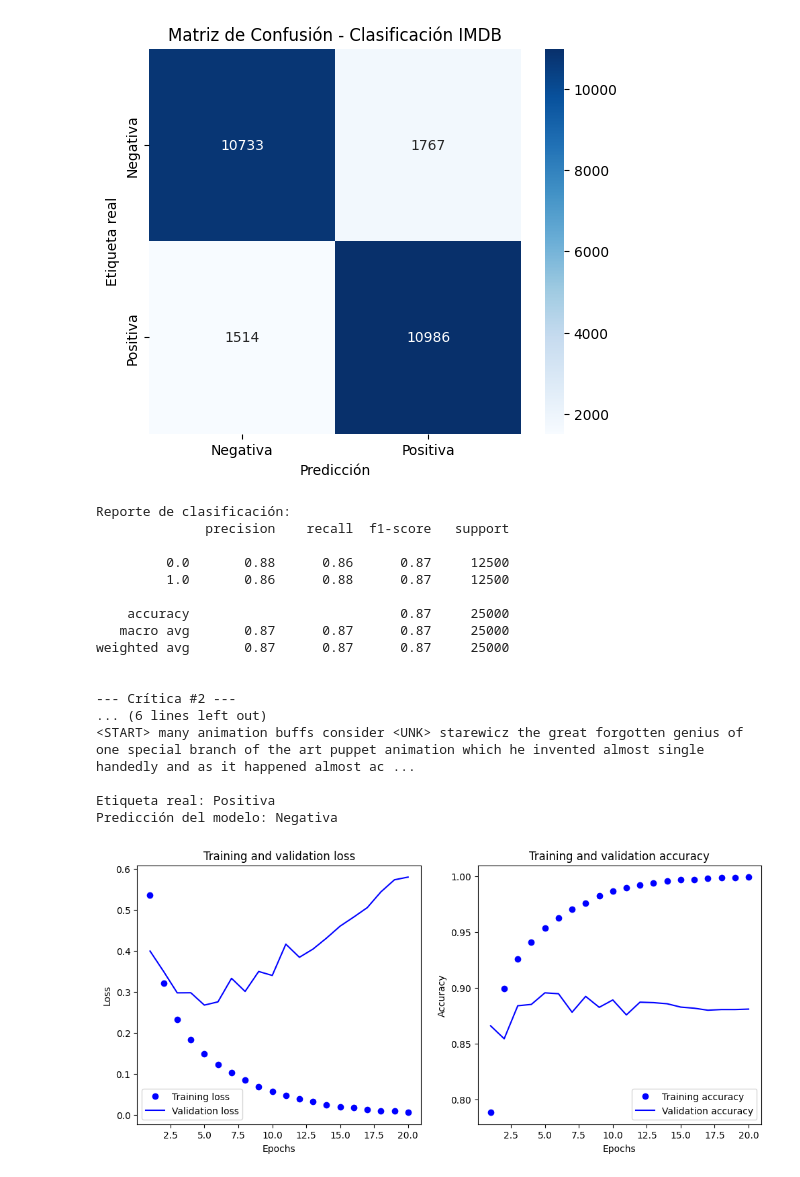
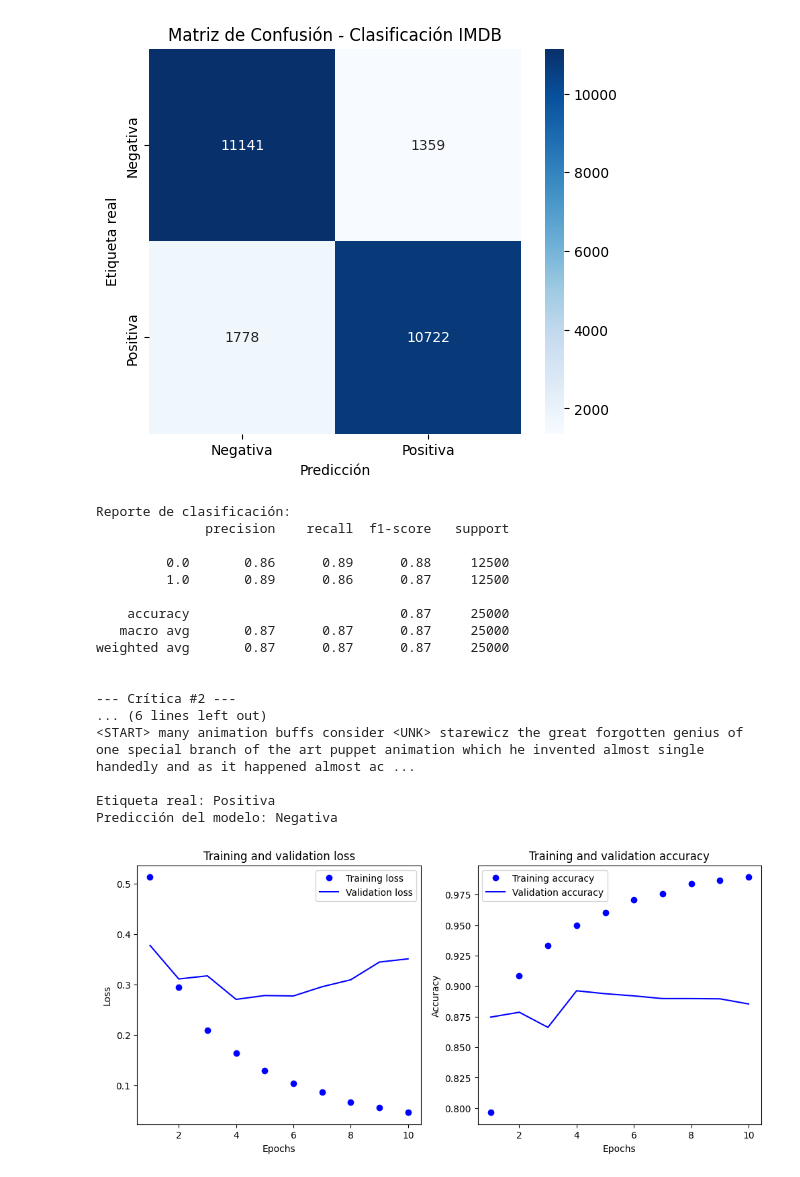
Before and after one commit to gdquintero/dia_matematicas_2025, a Jupyter notebook: imdb.ipynb, the cells around one changed output. Drawn from its saved outputs; the diff is of its cells as text; code cells hidden in the pictures.

```diff
--- a/imdb.ipynb
+++ b/imdb.ipynb
@@ -0,0 +20,3 @@
+# %%
+# Definir la cantidad de palabras a considerar en el dataset
+num_words = 10000  # Se pueden usar más o menos palabras según el caso
@@ -0,0 +77,12 @@
+# %%
+model = keras.Sequential([
+    layers.Dense(16, activation="relu", input_shape=(num_words,)),  # Capa oculta 1
+    layers.Dense(16, activation="relu"),  # Capa oculta 2
+    layers.Dense(1, activation="sigmoid")  # Capa de salida para clasificación binaria
+])
+
+model.compile(optimizer="rmsprop",
+              loss="binary_crossentropy",
+              metrics=["accuracy"])
+
+history = model.fit(x_train, y_train, epochs=10, batch_size=512, validation_split=0.2)
@@ -50,7 +199,7 @@ model.compile(optimizer="rmsprop",
               metrics=["accuracy"])
 
 # 5. Entrenar el modelo (validando con 20% de los datos de entrenamiento)
-history = model.fit(x_train, y_train, epochs=20, batch_size=512, validation_split=0.2)
+history = model.fit(x_train, y_train, epochs=10, batch_size=512, validation_split=0.2)
 
 # 6. Evaluar el modelo en el conjunto de prueba
 results = model.evaluate(x_test, y_test)
@@ -120,25 +269,25 @@ plt.ylabel("Accuracy")
 plt.legend()
 
 plt.show()
-def highlight_important_words(model, review_vector, review_text):
-    with tf.GradientTape() as tape:
-        tape.watch(review_vector)
-        prediction = model(review_vector)
+# def highlight_important_words(model, review_vector, review_text):
+#     with tf.GradientTape() as tape:
+#         tape.watch(review_vector)
+#         prediction = model(review_vector)
 
-    gradients = tape.gradient(prediction, review_vector).numpy().flatten()
+#     gradients = tape.gradient(prediction, review_vector).numpy().flatten()
 
-    # Obtener las palabras con mayor importancia según los gradientes
-    importance = np.abs(gradients)
-    word_importance = {reverse_word_index.get(i, "<UNK>"): importance[i] for i in range(len(importance)) if i in reverse_word_index}
+#     # Obtener las palabras con mayor importancia según los gradientes
+#     importance = np.abs(gradients)
+#     word_importance = {reverse_word_index.get(i, "<UNK>"): importance[i] for i in range(len(importance)) if i in reverse_word_index}
 
-    # Ordenar palabras por importancia
-    sorted_words = sorted(word_importance.items(), key=lambda x: x[1], reverse=True)
+#     # Ordenar palabras por importancia
+#     sorted_words = sorted(word_importance.items(), key=lambda x: x[1], reverse=True)
 
-    # Seleccionar las palabras más importantes
-    top_words = {word for word, _ in sorted_words[:10]}  # Top 10 palabras
+#     # Seleccionar las palabras más importantes
+#     top_words = {word for word, _ in sorted_words[:10]}  # Top 10 palabras
 
-    # Resaltar palabras clave en la crítica
-    highlighted_review = " ".join([f"**{word}**" if word in top_words else word for word in review_text.split()])
+#     # Resaltar palabras clave en la crítica
+#     highlighted_review = " ".join([f"**{word}**" if word in top_words else word for word in review_text.split()])
 
-    return highlighted_review
+#     return highlighted_review
 # %% [output]
@@ -162,19 +311,19 @@ Precisión en conjunto de prueba: 0.8688
-[figure, old version]
+[figure, new version]
 Reporte de clasificación:
               precision    recall  f1-score   support
 
-         0.0       0.88      0.86      0.87     12500
-         1.0       0.86      0.88      0.87     12500
+         0.0       0.86      0.89      0.88     12500
+         1.0       0.89      0.86      0.87     12500
 
     accuracy                           0.87     25000
    macro avg       0.87      0.87      0.87     25000
 weighted avg       0.87      0.87      0.87     25000
 
 
 --- Crítica #2 ---
 ... (6 lines left out)
 <START> many animation buffs consider <UNK> starewicz the great forgotten genius of one special branch of the art puppet animation which he invented almost single handedly and as it happened almost ac ...
 
 Etiqueta real: Positiva
 Predicción del modelo: Negativa
-[figure, old version]
+[figure, new version]
```
Also changed, not shown: parts of 15 cells of this notebook.
